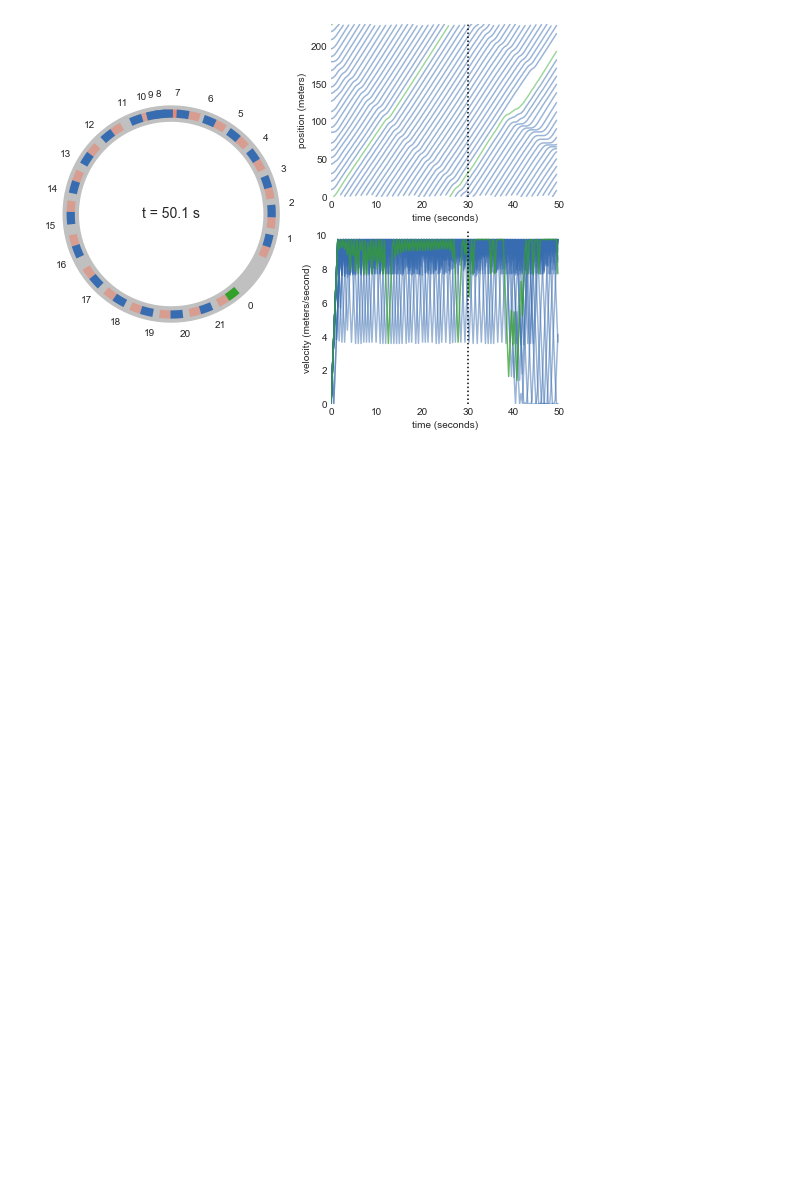
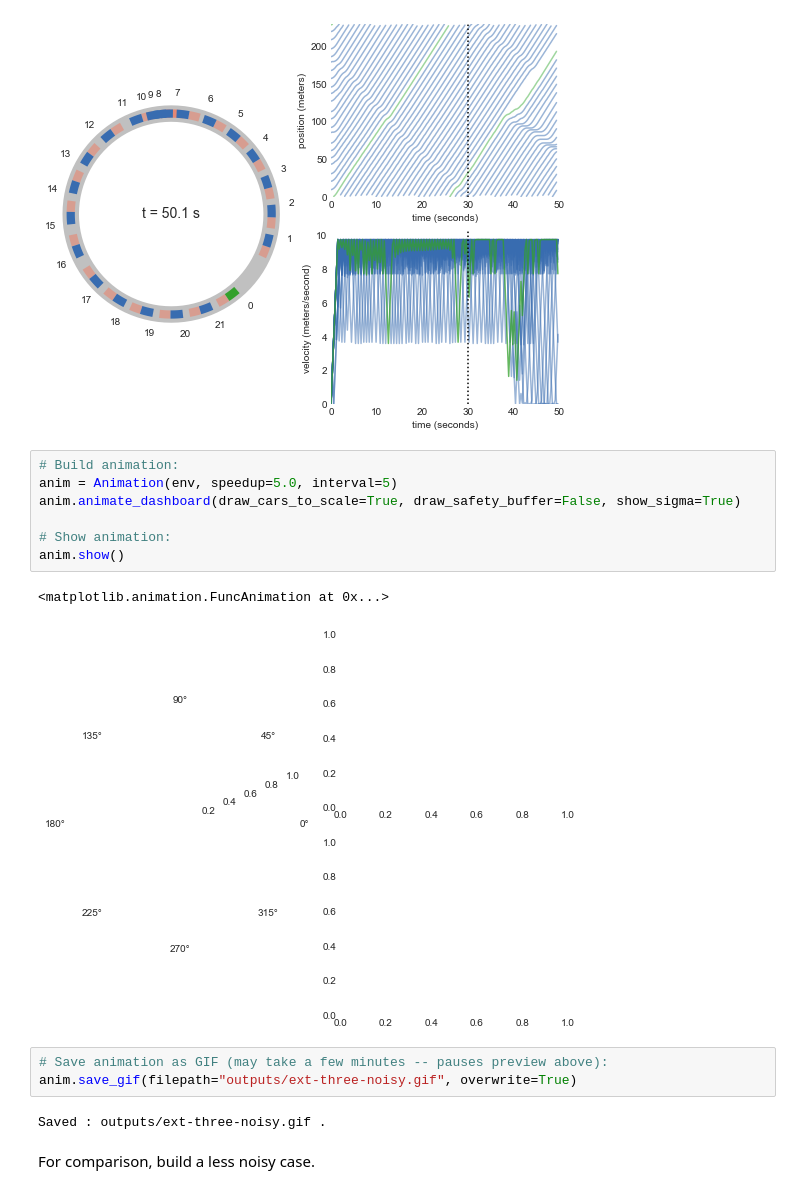
Before and after one commit to chickert/autonomous_vehicles, a Jupyter notebook: Extension-Three.ipynb, the cells around one changed output. Saved outputs shown, nothing was run; the diff lists cells and outputs as text; blank space fills up the shorter version.

```diff
--- a/Extension-Three.ipynb
+++ b/Extension-Three.ipynb
@@ -60,3 +64,20 @@ fig, axs = env.plot_dashboard(
 )
 # %% [output]
 [figure]
+# %%
+# Build animation:
+anim = Animation(env, speedup=5.0, interval=5)
+anim.animate_dashboard(draw_cars_to_scale=True, draw_safety_buffer=False, show_sigma=True)
+
+# Show animation:
+anim.show()
+# %% [output]
+<matplotlib.animation.FuncAnimation at 0x...>
+[figure, added]
+# %%
+# Save animation as GIF (may take a few minutes -- pauses preview above):
+anim.save_gif(filepath="outputs/ext-three-noisy.gif", overwrite=True)
+# %% [output]
+Saved : outputs/ext-three-noisy.gif .
+# %% [markdown]
+For comparison, build a less noisy case.
```
Also changed, not shown: parts of 6 cells of this notebook.
